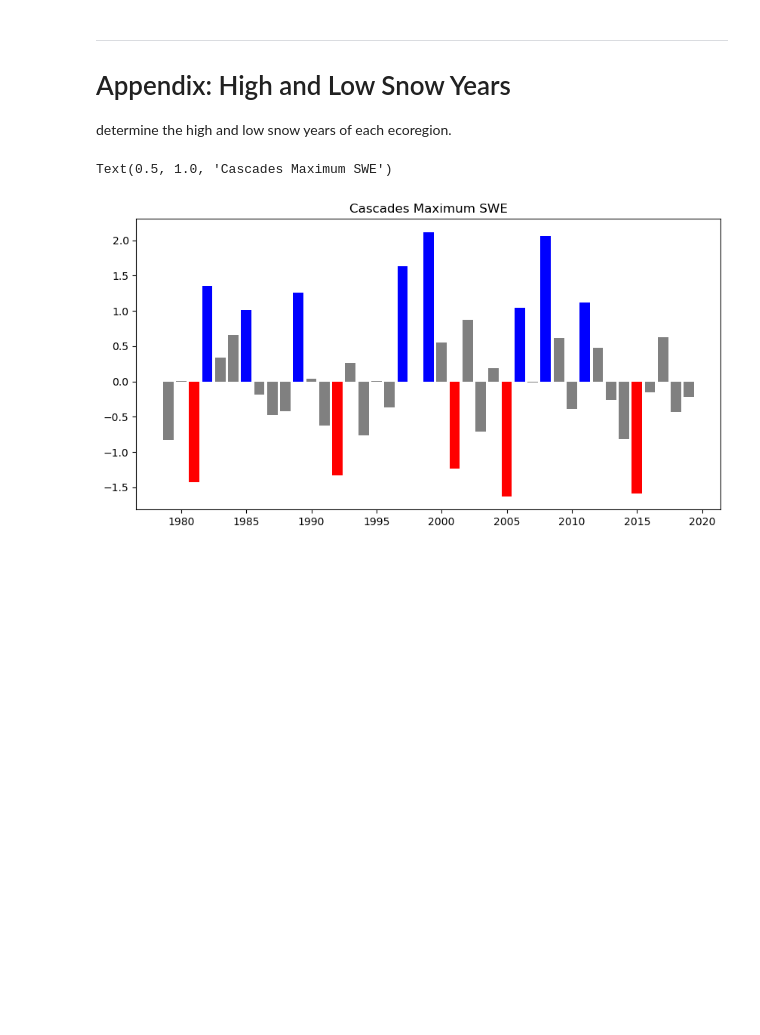
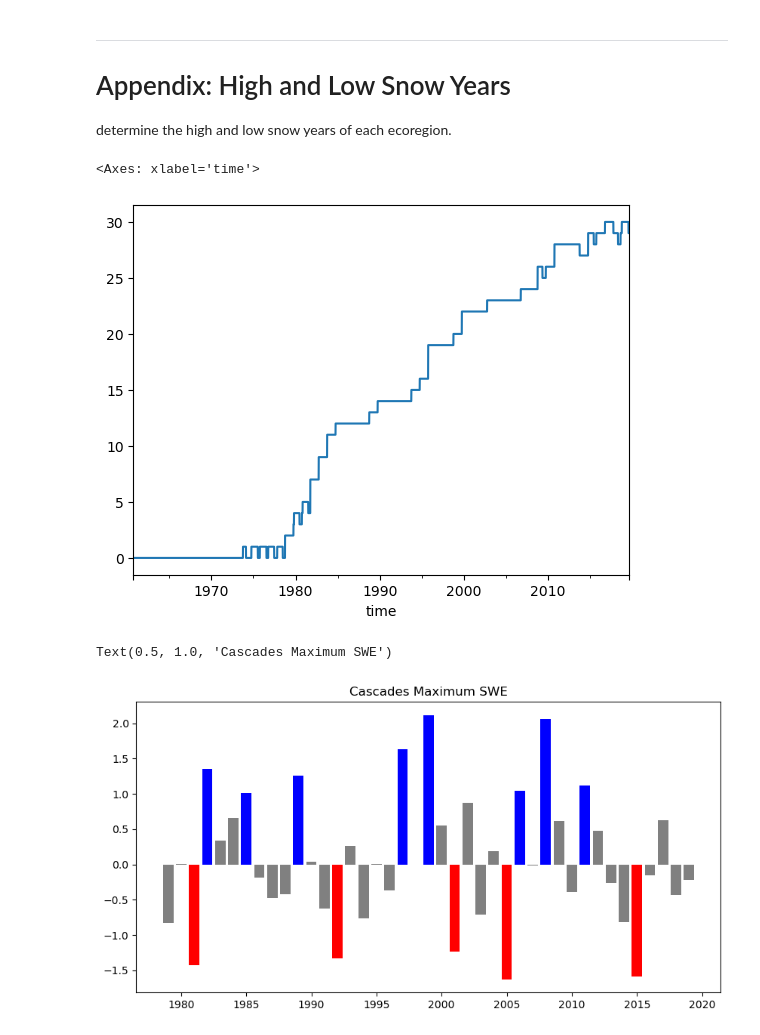
Before and after one commit to heyjoekim/causal_snow_proj, a Jupyter notebook: analysis/analysis_part1.ipynb, the cells around one changed output. Saved outputs shown, nothing was run; the diff lists cells and outputs as text; code cells hidden in the pictures; blank space fills up the shorter version.

```diff
--- a/analysis/analysis_part1.ipynb
+++ b/analysis/analysis_part1.ipynb
@@ -340,6 +341,26 @@ def getHighLowYears(z, ul=1, ll=-1):
     return(high, low)
 # %%
 swes = xr.open_dataset('./data/snotel/swe_musselman_processed.nc')
+# %%
+# ecoregion = "Columbia Mountains/Northern Rockies"
+# ecoregion = "Cascades"
+ecoregion = "North Cascades"
+# ecoregion = "Eastern Cascades Slopes and Foothills"
+crs = ccrs.PlateCarree()
+    # This can be converted into a `proj4` string/dict compatible with GeoPandas
+crs_proj4 = crs.proj4_init
+sub = gdf[gdf['NA_L3NAME']==ecoregion]
+sub_pc = sub.to_crs(crs_proj4)
+sites_in_eco = sntl_pos_gpd.sjoin(sub_pc, how='inner', predicate='intersects')
+swes_in_eco = swes.swe_level2.isel(sites=sites_in_eco.index)
+# %%
+swes_in_eco_df = swes_in_eco.to_dataframe()
+# %%
+test = swes_in_eco_df.swe_level2
+test.notna().groupby('time').sum().plot()
+# %% [output]
+<Axes: xlabel='time'>
+[figure, added]
 # %%
 Ca_normed = normSnowYears('Cascades')
 Ca_h, Ca_l = getHighLowYears(Ca_normed)
```
Also changed, not shown: parts of 2 cells of this notebook, 1 other file.
